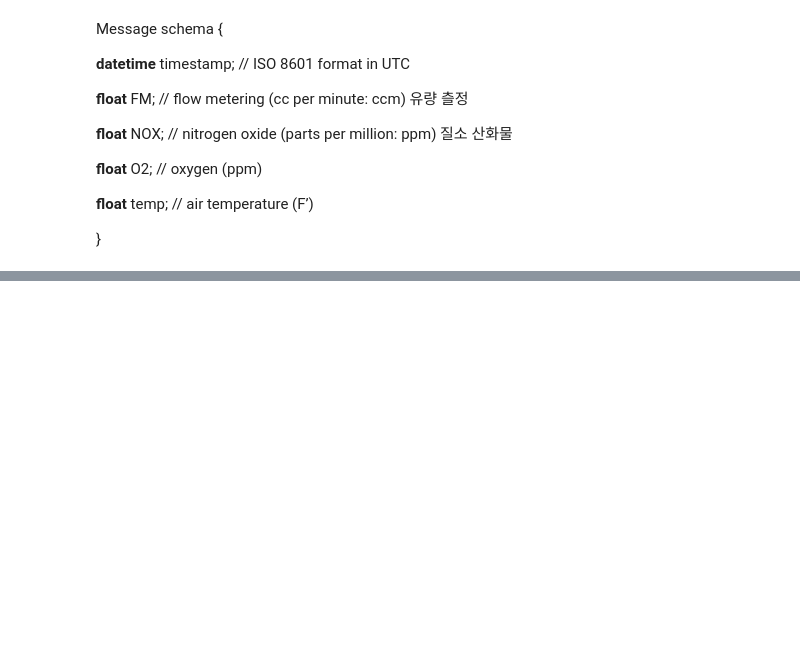
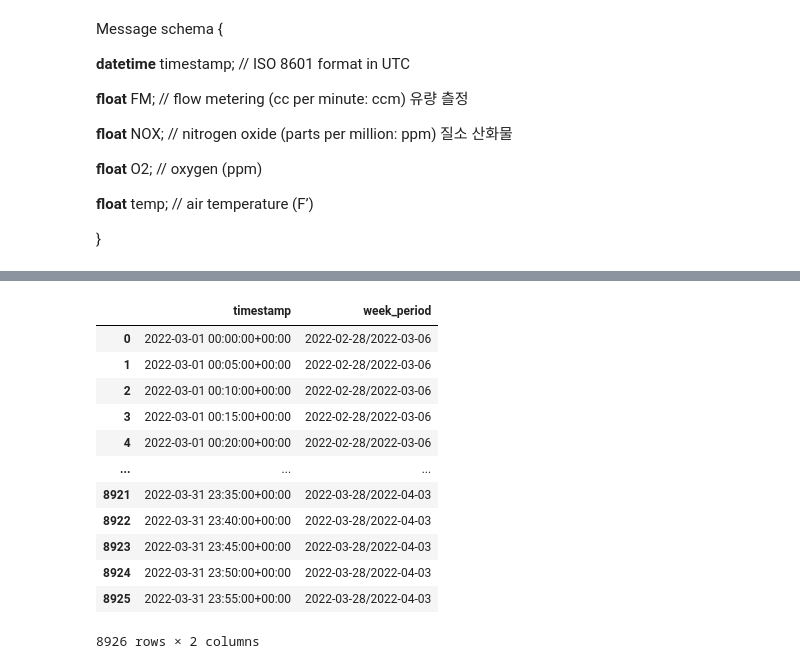
Before and after one commit to qor6/DataProcessing, a Jupyter notebook: BigDataAnalyze_donga/2.factory_air_pollution.ipynb, the cells around one changed output, grey strips where cells are left out. Cells and saved outputs as stored; diff of their text form; code cells hidden in the pictures; blank space fills up the shorter version.

```diff
--- a/BigDataAnalyze_donga/2.factory_air_pollution.ipynb
+++ b/BigDataAnalyze_donga/2.factory_air_pollution.ipynb
@@ -122,0 +162,16 @@ dtype: int64
+# %%
+df[['timestamp', 'week_period']]
+# %% [output]
+|  | timestamp | week_period |
+| 0 | 2022-03-01 00:00:00+00:00 | 2022-02-28/2022-03-06 |
+| 1 | 2022-03-01 00:05:00+00:00 | 2022-02-28/2022-03-06 |
+| 2 | 2022-03-01 00:10:00+00:00 | 2022-02-28/2022-03-06 |
+| 3 | 2022-03-01 00:15:00+00:00 | 2022-02-28/2022-03-06 |
+| 4 | 2022-03-01 00:20:00+00:00 | 2022-02-28/2022-03-06 |
+| ... | ... | ... |
+| 8921 | 2022-03-31 23:35:00+00:00 | 2022-03-28/2022-04-03 |
+| 8922 | 2022-03-31 23:40:00+00:00 | 2022-03-28/2022-04-03 |
+| 8923 | 2022-03-31 23:45:00+00:00 | 2022-03-28/2022-04-03 |
+| 8924 | 2022-03-31 23:50:00+00:00 | 2022-03-28/2022-04-03 |
+| 8925 | 2022-03-31 23:55:00+00:00 | 2022-03-28/2022-04-03 |
+8926 rows × 2 columns
```
Also changed, not shown: parts of 44 cells of this notebook.
